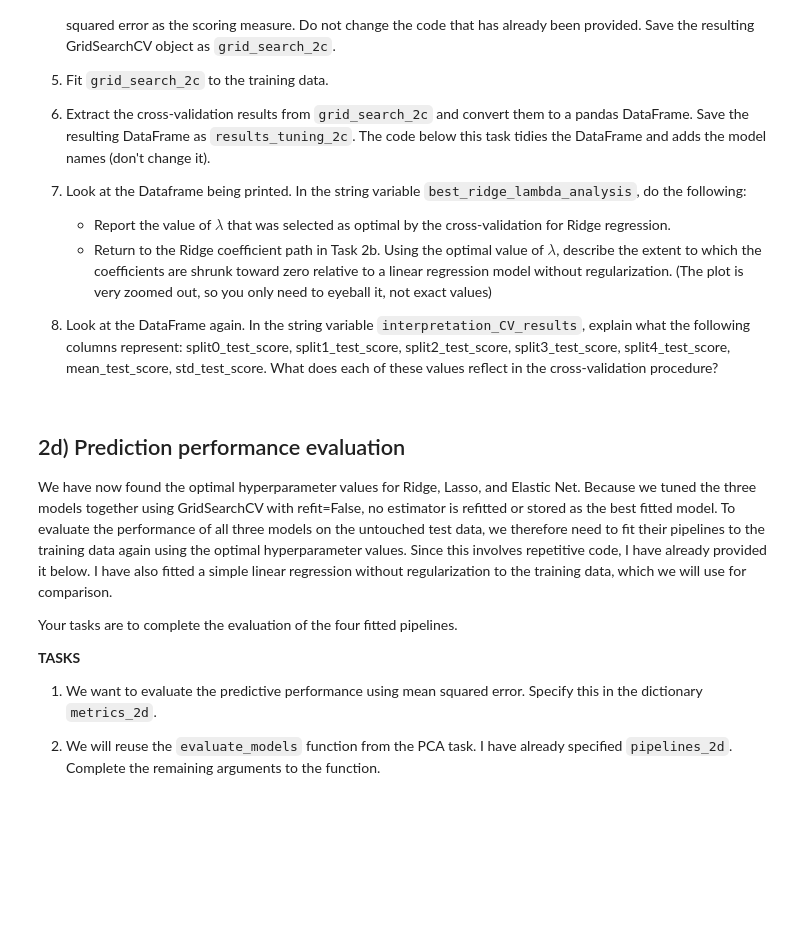
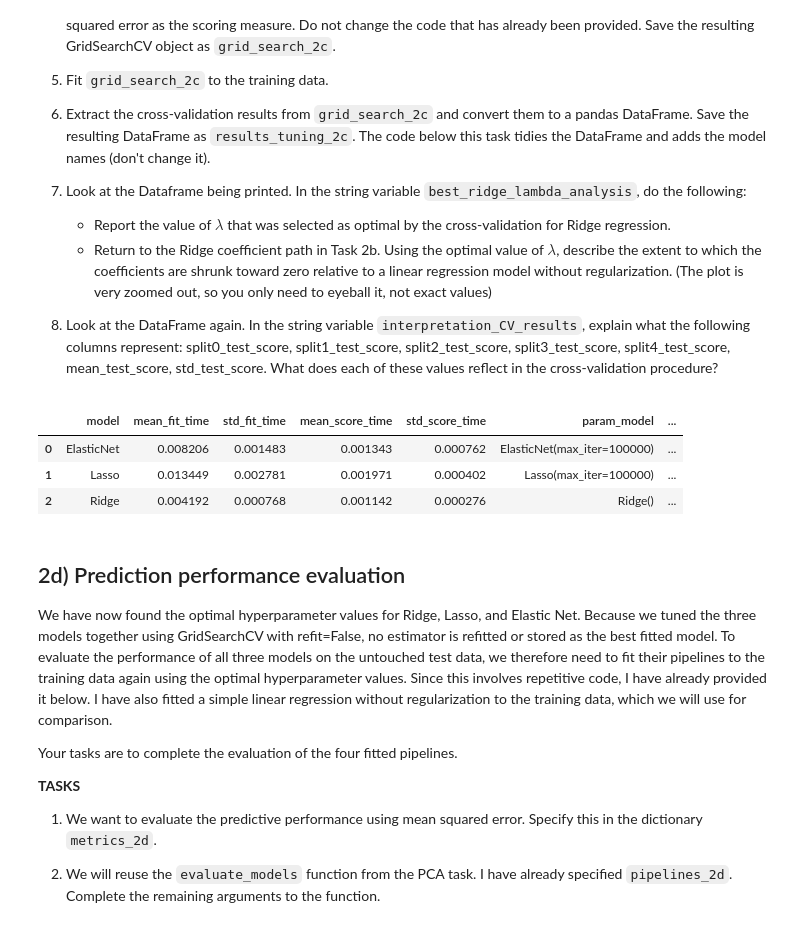
Before and after one commit to vpercap-rg/ML-from-a-Regression-Perpective, a Jupyter notebook: assignments/Assignment_2_template-1.ipynb, the cells around one changed output. Saved outputs shown, nothing was run; the diff lists cells and outputs as text; code cells hidden in the pictures; blank space fills up the shorter version.

```diff
--- a/assignments/Assignment_2_template-1.ipynb
+++ b/assignments/Assignment_2_template-1.ipynb
@@ -422,67 +517,115 @@ from sklearn.linear_model import ElasticNet
 
 
 # 1.
-cv_splits_2c = KFold(??)
-
+cv_splits_2c = KFold(n_splits = 5, shuffle = True, random_state = 5)
 
 # 2.
 pipe_2c = Pipeline([
-    (??),
-    (??)  # placeholder estimator (it will be overwritten later)
+    ('scaler', StandardScaler()),
+    ('model', Ridge())
 ])
 
 # 3.
-elnet_mixing_ratio_grid = np.linspace(0.0001, 1 , 10)
+elnet_mixing_ratio_grid = np.linspace(0.0001, 1, 10)
 
 param_grid_2c = [
-    # Ridge dictionary
     {
         'model': [Ridge()],
         'model__alpha': lambda_grid    },
-    # Lasso dictionary
     {
-        ??,
-        ??  },
-    # Elastic Net dictionary
+        'model': [Lasso(max_iter = 100000)],
+        'model__alpha': lambda_grid    },
     {
-        ??,
-        ??,
-        ??    }
+        'model': [ElasticNet(max_iter = 100000)],
+        'model__alpha': lambda_grid,
+        'model__l1_ratio': elnet_mixing_ratio_grid    }
 ]
 
 # 4.
 grid_search_2c = GridSearchCV(estimator = pipe_2c,
                            param_grid = param_grid_2c,
-                           cv = ??,
-                           scoring = ??,
+                           cv = cv_splits_2c,
+                           scoring = 'neg_mean_squared_error',
                            refit = False,
                            n_jobs = -1)
 
 # 5.
-??
-
+grid_search_2c.fit(X_train_2a, y_train_2a)
 
 # 6.
-results_tuning_2c = ??
-
+results_tuning_2c = pd.DataFrame(grid_search_2c.cv_results_)
 
 # Do not change the lines below
 results_tuning_2c.insert(
     0,
     'model',
     results_tuning_2c['param_model'].apply(lambda x: type(x).__name__))
 best_models_2c = results_tuning_2c.loc[
     results_tuning_2c.groupby('model')['mean_test_score'].idxmax()
 ].reset_index(drop=True)
 
 display(best_models_2c)
 
 
 # 7.
-best_ridge_lambda_analysis = """ ?? """
+best_ridge_lambda_analysis = """
+Cross-validation selected alpha = 10.97 as the optimal regularisation strength
+for Ridge regression, with a mean cross-validated score of -999.13 (negative
+MSE).
+
+Locating this value on the Ridge coefficient path from task 2b: the horizontal
+axis runs on a log scale from 10^-2 to 10^5, so alpha = 10.97 sits just right
+of 10^1. By that point the coefficients have already been shrunk very
+substantially relative to the unpenalised fit. At the left edge of the plot
+the coefficients are widely dispersed, ranging from roughly -90 to +75, and
+the bulk of the contraction occurs between alpha = 10^-1 and alpha = 10^1.
+At the selected value the paths have collapsed into a narrow band of roughly
+-5 to +5, so the largest coefficients retain only a small fraction of their
+least-squares magnitude. The paths continue to converge towards zero
+thereafter and are visually indistinguishable from zero from about alpha =
+10^3 onward.
+
+The selected model is therefore strongly regularised: cross-validation
+preferred coefficients an order of magnitude smaller than those of
+unpenalised least squares. This is consistent with the test-set results,
+where the unregularised linear regression performed markedly worse than all
+three regularised models.
+
+One further feature of the Ridge path is worth noting. Several coefficients
+are not monotone in alpha: the largest positive path rises from about 40 to
+75 before falling, and the largest negative path rises from about -90 toward
+zero in a non-monotone fashion. This reflects the fact that Ridge shrinks
+along the principal directions of the design rather than shrinking each
+coefficient independently, so individual coefficients — which are
+combinations of those directions — need not decrease monotonically even
+though the overall coefficient vector does.
+
+Note that this value is not comparable to the alpha of 0.305 selected for
+Lasso. The two sklearn objectives are scaled differently — Lasso divides the
+residual sum of squares by 2n while Ridge does not — so equal numerical values
+of alpha do not represent equal amounts of regularisation across the two
+estimators.
+"""
 
 # 8.
-interpretation_CV_results = """ ? """
+Interpretation_CV_results = """
+Each of split0_test_score through split4_test_score is the score obtained on
+one of the five validation folds: the model was fitted on the other four
+folds and evaluated on the held-out one, so each value is an out-of-sample
+score from a model that never saw those observations. mean_test_score is the
+average of those five values and is the cross-validation estimate of
+predictive performance for that hyperparameter combination; it is the
+quantity used to rank candidates. std_test_score is the standard deviation
+across the five folds and measures how stable that estimate is: a large value
+means performance varied considerably depending on which observations were
+held out, so the mean should be treated with more caution. Scores are
+negative because sklearn reports negative MSE, so higher is better.
+"""
+# %% [output]
+|  | model | mean_fit_time | std_fit_time | mean_score_time | std_score_time | param_model | ... |
+| 0 | ElasticNet | 0.008206 | 0.001483 | 0.001343 | 0.000762 | ElasticNet(max_iter=100000) | ... |
+| 1 | Lasso | 0.013449 | 0.002781 | 0.001971 | 0.000402 | Lasso(max_iter=100000) | ... |
+| 2 | Ridge | 0.004192 | 0.000768 | 0.001142 | 0.000276 | Ridge() | ... |
 # %% [markdown]
 ## 2d) Prediction performance evaluation
 
```
Also changed, not shown: parts of 10 cells of this notebook, 1 other file.
